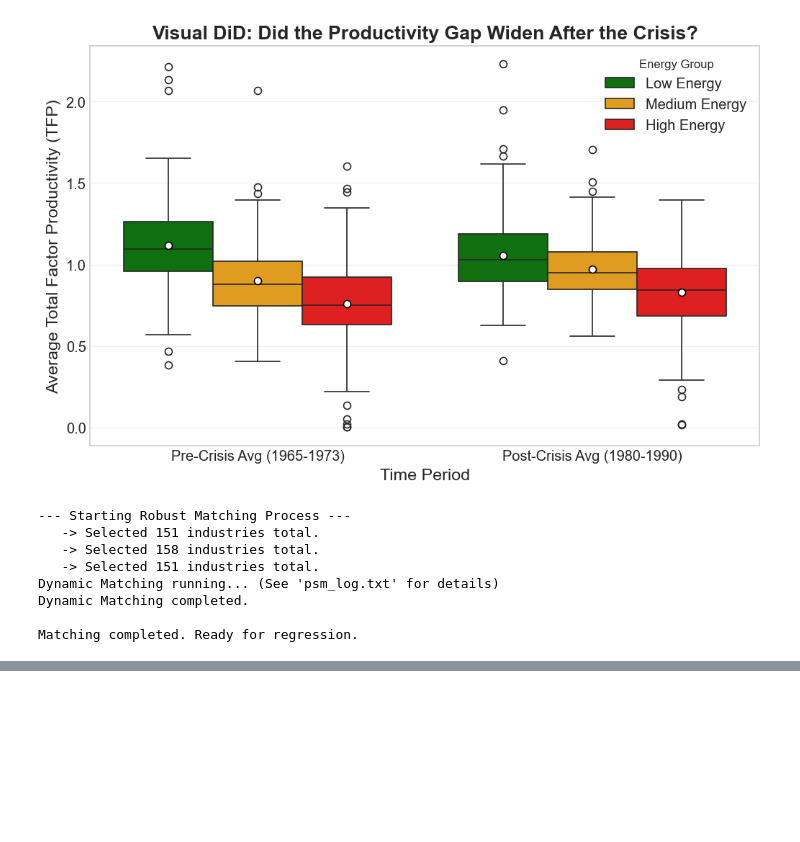
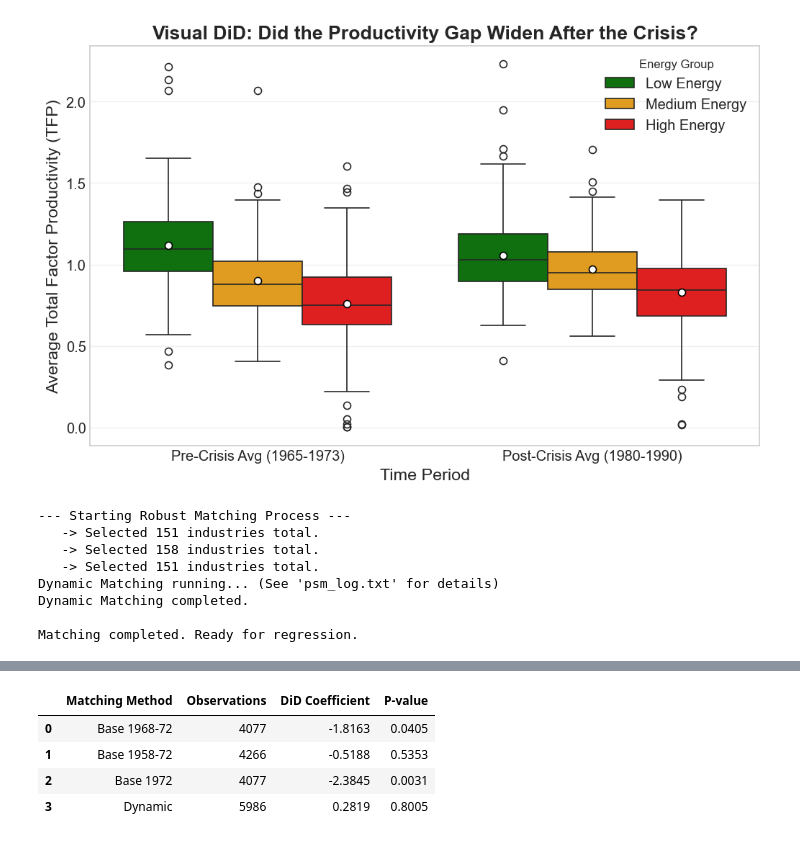
Before and after one commit to ofek31415-eng/Sourse_Idea, a Jupyter notebook: notebooks/idea_data_analysis.ipynb, the cells around one changed output, grey strips where cells are left out. Cells and saved outputs as stored; diff of their text form; code cells hidden in the pictures; blank space fills up the shorter version.

```diff
--- a/notebooks/idea_data_analysis.ipynb
+++ b/notebooks/idea_data_analysis.ipynb
@@ -829,39 +812,64 @@ strong multicollinearity problems or that the design matrix is singular.
 # %%
-# --- מודל 3: צמיחת הערך המוסף (VADD Growth) - ניתוח טווחי זמן ---
+# --- מודל 3: צמיחת הערך המוסף (VADD Growth) ---
 
-def run_vadd_model(start_year, end_year, label):
-    """
-    פונקציה להרצת רגרסיית צמיחה על חלונות זמן שונים לבחינת טווח קצר וארוך.
-    """
-    # 1. סינון הנתונים לפי טווח השנים הנבחר
-    subset = regression_data[(regression_data['year'] >= start_year) & (regression_data['year'] <= end_year)].copy()
+output_file = "results_model3_growth.txt"
 
-    # 2. מחיקת ערכים חסרים לפני הרצת המודל
-    # זה מבטיח שאורך הקבוצות (naics) יתאים בדיוק לנתונים שנכנסים לרגרסיה
-    subset = subset.dropna(subset=['vadd_growth', 'log_emp'])
+# איפוס הקובץ
+with open(output_file, "w") as f:
+    f.write("=== MODEL 3: VALUE ADDED GROWTH (FULL RESULTS) ===\n")
+    f.write("==================================================\n\n")
 
-    # 3. הרצת המודל עם משתנה מוסבר: צמיחה שנתית בערך המוסף (vadd_growth)
-    model = smf.ols('vadd_growth ~ is_high_energy * post_1973 + log_emp + C(year) + C(naics)',
-                    data=subset).fit(cov_type='cluster', cov_kwds={'groups': subset['naics']})
+def run_vadd_robustness_to_file(start_year, end_year, label):
+    print(f"Processing {label} ({start_year}-{end_year})...")
 
-    # 4. חילוץ והצגת המקדמים והמובהקות
-    # אנו משתמשים בגישה ישירה (ללא read_html) כדי למנוע שגיאות ספריות חסרות
-    coef = model.params['is_high_energy:post_1973']
-    pval = model.pvalues['is_high_energy:post_1973']
+    # כתיבת כותרת לתת-המודל בקובץ
+    with open(output_file, "a") as f:
+        f.write(f"\n\n>>> {label} ({start_year}-{end_year}) <<<\n")
+        f.write("#" * 60 + "\n")
 
-    print(f"\n--- {label} ({start_year}-{end_year}) ---")
-    print(f"DiD Coefficient: {coef:.4f}")
-    print(f"P-value: {pval:.4f}")
+    summary_data = []
 
-    return model
+    for method_name, data in matched_datasets.items():
+        # הכנת נתונים
+        subset = data[(data['year'] >= start_year) & (data['year'] <= end_year)].copy()
 
-print("=" * 60)
-print("MODEL 3: Real Value Added Growth Analysis")
+        if 'vadd_growth' not in subset.columns:
+             subset = subset.sort_values(['naics', 'year'])
+             subset['vadd_growth'] = subset.groupby('naics')['real_vadd'].pct_change()
+
+        subset = subset.dropna(subset=['vadd_growth', 'log_emp'])
+
+        # הרצה
+        model = smf.ols('vadd_growth ~ is_high_energy * post_1973 + log_emp + C(year) + C(naics)',
+                        data=subset).fit(cov_type='cluster', cov_kwds={'groups': subset['naics']})
+
+        # כתיבה לקובץ
+        with open(output_file, "a") as f:
+            f.write(f"\n--- Matching Method: {method_name} ---\n")
+            f.write(f"Observations: {int(model.nobs)}\n")
+            f.write("-" * 60 + "\n")
+            f.write(model.summary().as_text())
+            f.write("\n" + "="*80 + "\n")
+
+        # איסוף לטבלה במחברת
+        summary_data.append({
+            'Matching Method': method_name,
+            'Observations': int(model.nobs),
+            'DiD Coefficient': model.params['is_high_energy:post_1973'],
+            'P-value': model.pvalues['is_high_energy:post_1973']
+        })
+
+    print(f"Done. Displaying summary for {label}:")
+    display(pd.DataFrame(summary_data).round(4))
+
+print(f"Running Model 3... Full details will be saved to '{output_file}'")
 print("=" * 60)
 
-# הרצה לטווח קצר: בחינת ההשפעה המיידית ותקופת הסטגפלציה
-run_vadd_model(1958, 1985, "Short Run Impact")
+# הרצה לטווח קצר
+run_vadd_robustness_to_file(1958, 1985, "Short Run Impact")
 
-# הרצה לטווח ארוך: בחינת המגמה הכוללת עד למשבר הפיננסי הבא
-run_vadd_model(1958, 2007, "Long Run Impact")
+print("\n" + "=" * 60)
+
+# הרצה לטווח ארוך
+run_vadd_robustness_to_file(1958, 2007, "Long Run Impact")
 # %% [output]
@@ -879,0 +880,5 @@ P-value: 0.7196
+|  | Matching Method | Observations | DiD Coefficient | P-value |
+| 0 | Base 1968-72 | 4077 | -1.8163 | 0.0405 |
+| 1 | Base 1958-72 | 4266 | -0.5188 | 0.5353 |
+| 2 | Base 1972 | 4077 | -2.3845 | 0.0031 |
+| 3 | Dynamic | 5986 | 0.2819 | 0.8005 |
```
Also changed, not shown: parts of 8 cells of this notebook, 4 other files.
